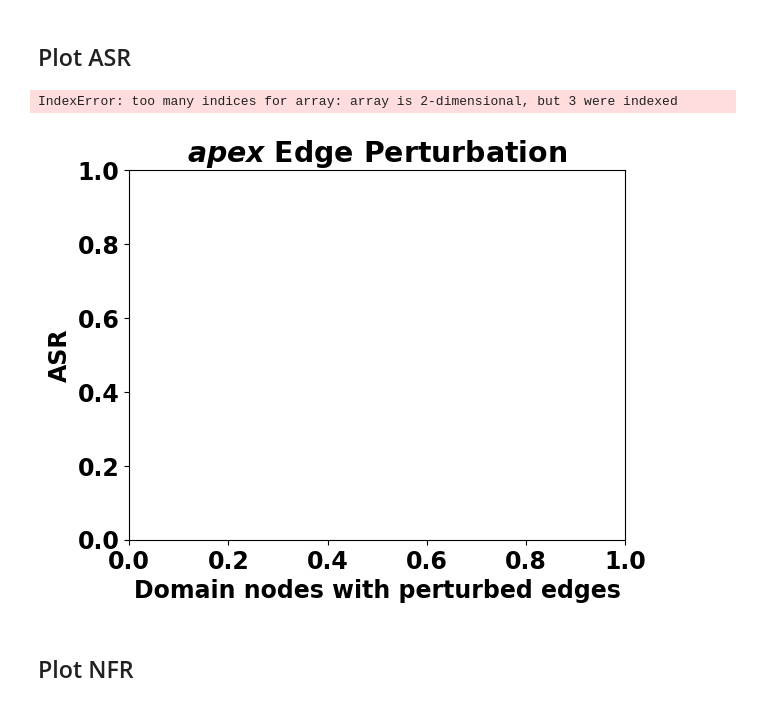
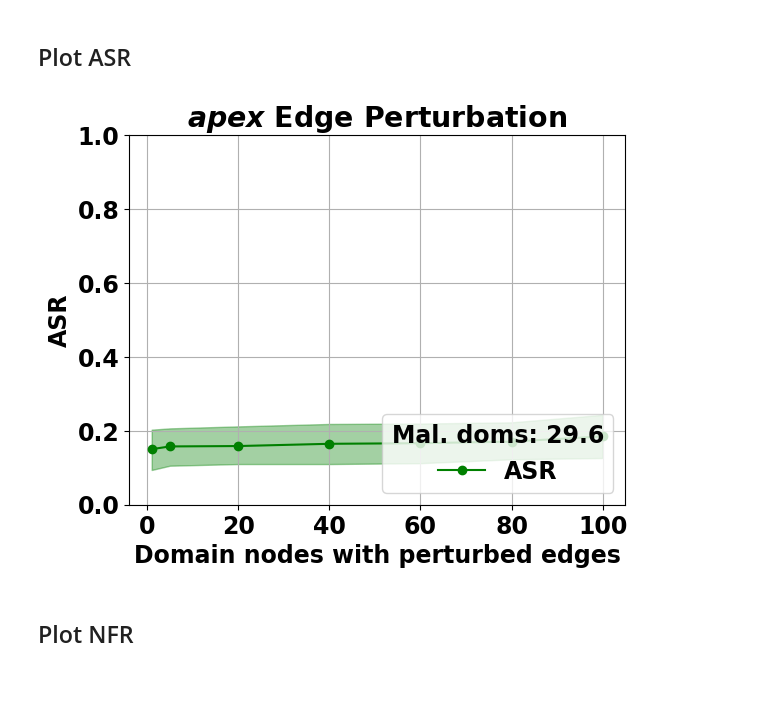
Before and after one commit to SucharithaPulamolu/mintA, a Jupyter notebook: DEMO_adj_2_created_DOMs_test.ipynb, the cells around one changed output. Saved outputs shown, nothing was run; the diff lists cells and outputs as text; code cells hidden in the pictures.

```diff
--- a/DEMO_adj_2_created_DOMs_test.ipynb
+++ b/DEMO_adj_2_created_DOMs_test.ipynb
@@ -683,27 +683,27 @@ plt.rcParams['axes.labelweight'] = 'bold'
 # %%
 num_change_arr=val_nodes
 if not os.path.exists('RESULTS_adj_2_created_doms'):
     os.makedirs('RESULTS_adj_2_created_doms')
 plt.figure(facecolor='white')
 plt.title("$\it{apex}$ Edge Perturbation")
 plt.xlabel("Domain nodes with perturbed edges", weight='bold')
 plt.ylabel("ASR", weight='bold')
 # plot the ASR:
-m0, l0, u0=confid_measures(arr1[:,0,:], 100)
+m0, l0, u0=confid_measures(res_arr[:,0,:], 100)
 plt.plot(val_nodes, m0,'-og', label=("ASR"))
 plt.fill_between(num_change_arr, l0, u0, color='green', alpha=0.2)
+plt.ylim(0, 1)
 plt.grid()
 plt.fill_between(num_change_arr, l0, u0, color='green', alpha=0.2)
 legend_text = 'Mal. doms: %.1f' % (29.57)
 plt.legend(loc='lower right', fontsize="11",prop=dict(weight='bold'),title=legend_text)
 name='RESULTS_adj_2_created_doms/asr_plot1_'+ str(Num)+'_trials_ras.png'
 plt.savefig(name, dpi=150, bbox_inches = 'tight')
 name='RESULTS_adj_2_created_doms/asr_plot1_'+ str(Num)+'_trials_ras.pdf'
 plt.savefig(name, dpi=150, bbox_inches = 'tight')
 plt.show()
 # %% [output]
-IndexError: too many indices for array: array is 2-dimensional, but 3 were indexed
-[figure, old version]
+[figure, new version]
 # %% [markdown]
 ## Plot NFR
 # %%
```
Also changed, not shown: parts of 2 cells of this notebook.
